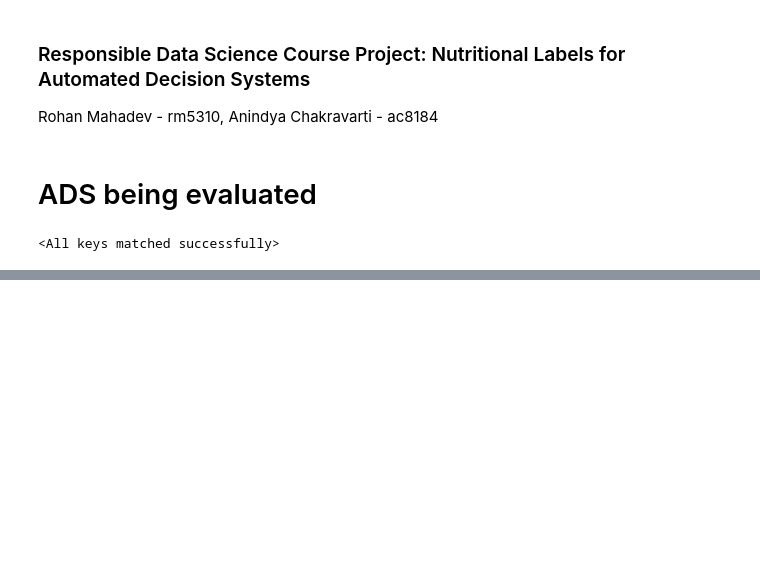
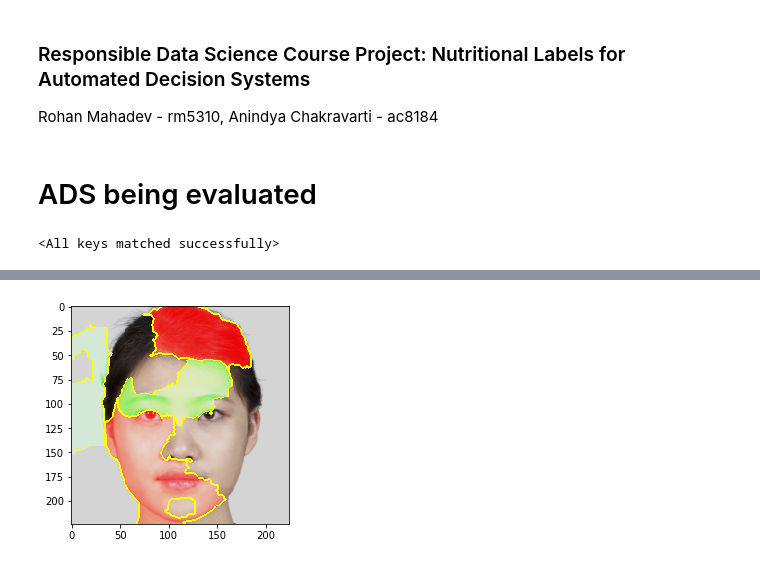
Before and after one commit to anindya/Image-Inclusiveness, a Jupyter notebook: RDS_Project.ipynb, the cells around one changed output, grey strips where cells are left out. Saved outputs shown, nothing was run; the diff lists cells and outputs as text; code cells hidden in the pictures; blank space fills up the shorter version.

```diff
--- a/RDS_Project.ipynb
+++ b/RDS_Project.ipynb
@@ -264,0 +317,4 @@ for i in range(len(best_results_per_input)):
+# %%
+get_lime_man("../../MR2 faces/af12.tif")
+# %% [output]
+[figure, added]
```
Also changed, not shown: parts of 44 cells of this notebook.
